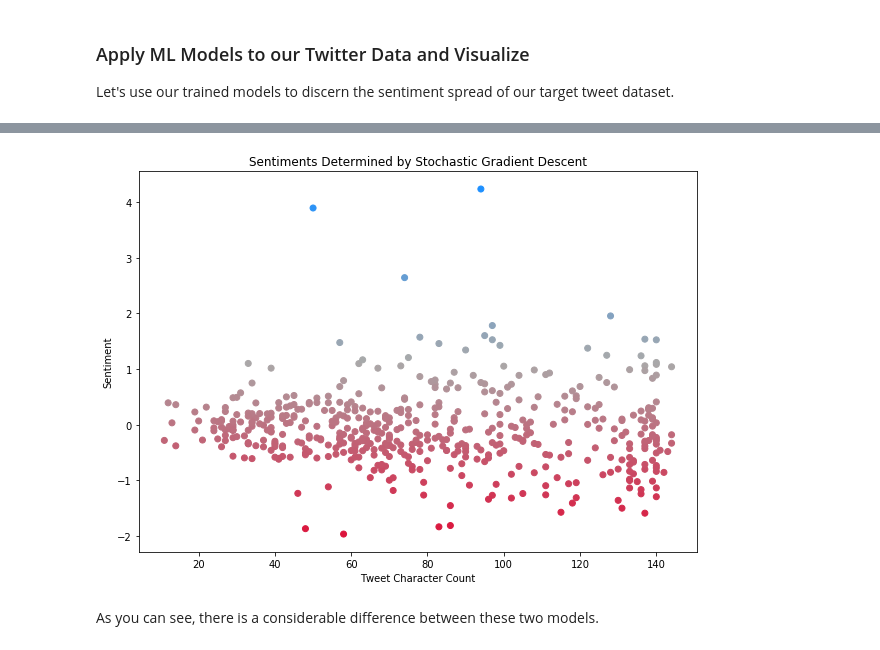
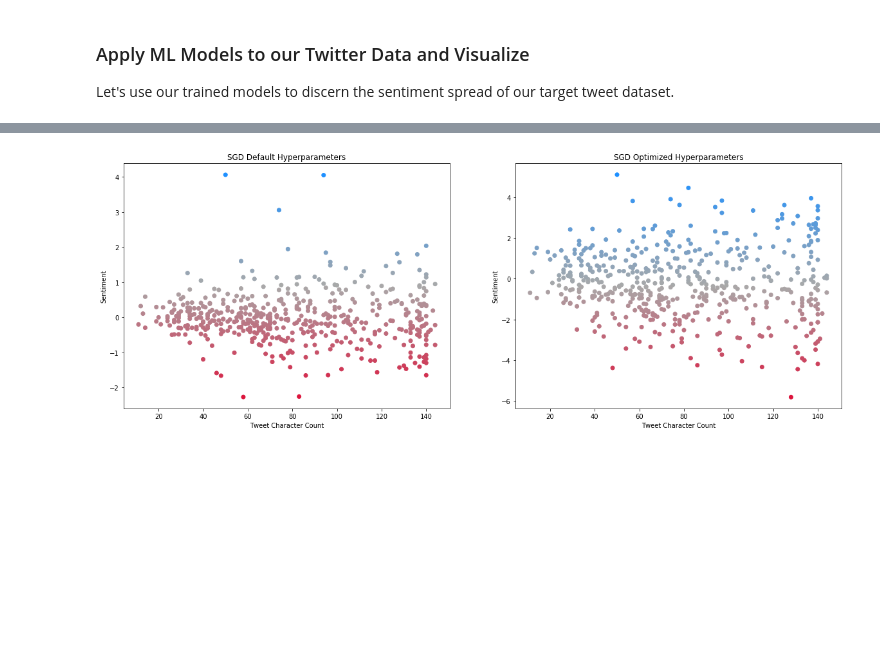
Before and after one commit to matthewkovacs/data-cynics, a Jupyter notebook: python/twitter_sentiment_analysis.ipynb, the cells around one changed output, grey strips where cells are left out. Drawn from its saved outputs; the diff is of its cells as text; code cells hidden in the pictures; blank space fills up the shorter version.

Commit message:
Wrote conclusion for NLP sentiment analysis notebook.

```diff
--- a/python/twitter_sentiment_analysis.ipynb
+++ b/python/twitter_sentiment_analysis.ipynb
@@ -249,8 +255,9 @@ mean_squared_error(y_test, y_pred)
 # %%
-sgd_model = SGDRegressor(max_iter=1000, tol=1e-3)
-sgd_model.fit(X_train, y_train);
+# Model with Default Hyperparameters
+untuned_sgd_model = SGDRegressor(max_iter=1000, tol=1e-3)
+untuned_sgd_model.fit(X_train, y_train);
 
 # Evaluate
-y_pred = sgd_model.predict(X_test)
+y_pred = untuned_sgd_model.predict(X_test)
 mean_squared_error(y_test, y_pred)
 # %% [output]
@@ -257,0 +265,8 @@ mean_squared_error(y_test, y_pred)
+# %%
+# Model with Optimized Hyperparameters
+tuned_sgd_model = SGDRegressor(max_iter=4000, tol=1e-5)
+tuned_sgd_model.fit(X_train, y_train);
+
+# Evaluate
+y_pred = tuned_sgd_model.predict(X_test)
+mean_squared_error(y_test, y_pred)
@@ -271,9 +288,32 @@ sentiment_scatterplot(X,
-# %%
-target_sgd_sentiments = sgd_model.predict(target_dataset)
-sentiment_scatterplot(X,
-                      y = target_sgd_sentiments,
-                      title = 'Sentiments Determined by Stochastic Gradient Descent');
-# %% [output]
-[figure, removed]
-# %% [markdown]
-As you can see, there is a considerable difference between these two models.
+# %%
+# Predict sentiments with both sets of hyperparameters
+target_default_sgd_sentiments = untuned_sgd_model.predict(target_dataset)
+target_optimized_sgd_sentiments = tuned_sgd_model.predict(target_dataset)
+
+# Throw both scatter plots on the same canvas
+fig, [ax1, ax2] = plt.subplots(1, 2,
+                               sharey = False,
+                               constrained_layout = False,
+                               figsize = (20, 7));
+# Colormap
+norm = Normalize(-1,1)
+colors = [[norm(-1.0), "crimson"],
+          [norm( 0.0), "darkgrey"],
+          [norm( 1.0), "dodgerblue"]]
+cmap = LinearSegmentedColormap.from_list("", colors)
+
+# Untuned Model First
+ax1.scatter(X, target_default_sgd_sentiments,
+            c=target_default_sgd_sentiments, cmap=cmap)
+ax1.set_xlabel('Tweet Character Count')
+ax1.set_ylabel('Sentiment')
+ax1.set_title('SGD Default Hyperparameters')
+
+# Tuned Model Second
+ax2.scatter(X, target_optimized_sgd_sentiments,
+            c=target_optimized_sgd_sentiments, cmap=cmap)
+ax2.set_xlabel('Tweet Character Count')
+ax2.set_ylabel('Sentiment')
+ax2.set_title('SGD Optimized Hyperparameters');
+# %% [output]
+[figure, added]
```
Also changed, not shown: parts of 13 cells of this notebook.
